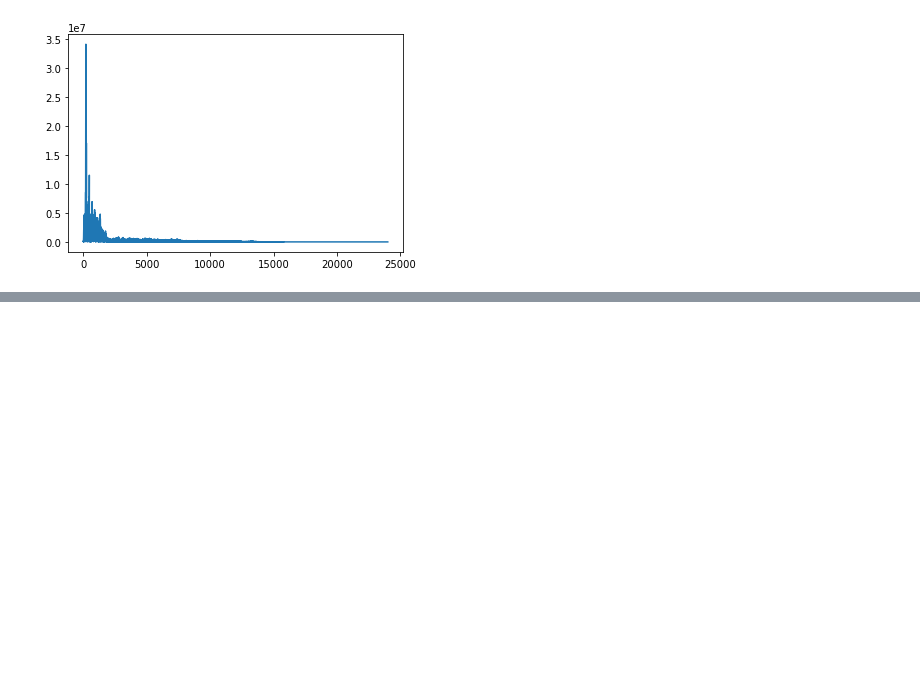
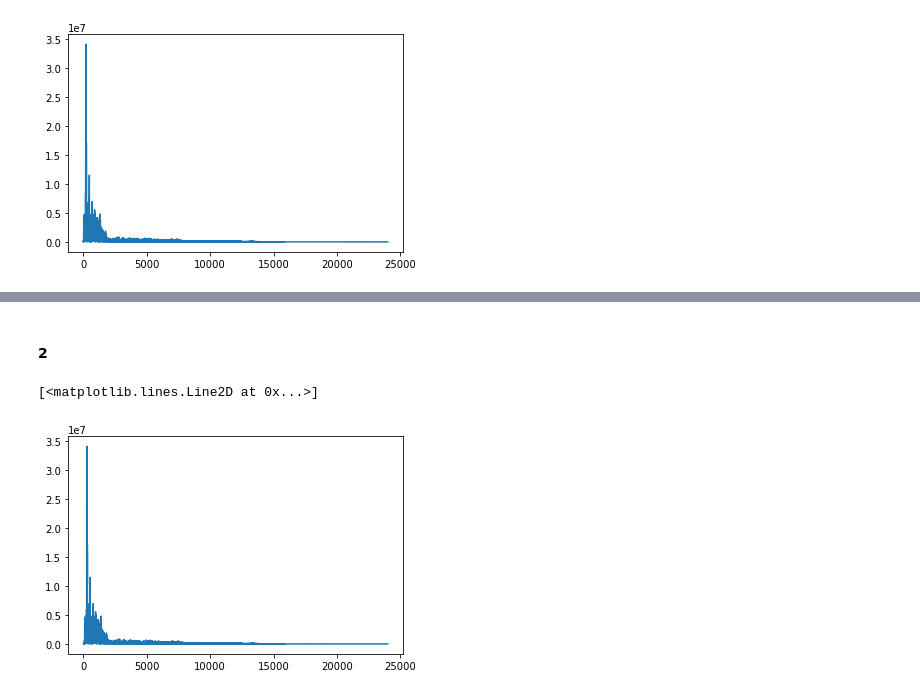
Before and after one commit to nannn16/ssm, a Jupyter notebook: Homework/Homework 3.6.ipynb, the cells around one changed output, grey strips where cells are left out. Cells and saved outputs as stored; diff of their text form; code cells hidden in the pictures; blank space fills up the shorter version.

```diff
--- a/Homework/Homework 3.6.ipynb
+++ b/Homework/Homework 3.6.ipynb
@@ -34,0 +51,11 @@ wavfile.write('change_voice.wav', freq, np.array(new_f, dtype=np.int16))
+# %% [markdown]
+#### 2
+# %%
+shift = 100//n
+new_yf2 = np.roll(yf, 1000)
+new_freq = 2*freq
+
+plt.plot(xf, np.abs(new_yf2))
+# %% [output]
+[<matplotlib.lines.Line2D at 0x...>]
+[figure, added]
```
Also changed, not shown: parts of 7 cells of this notebook, 4 other files.
